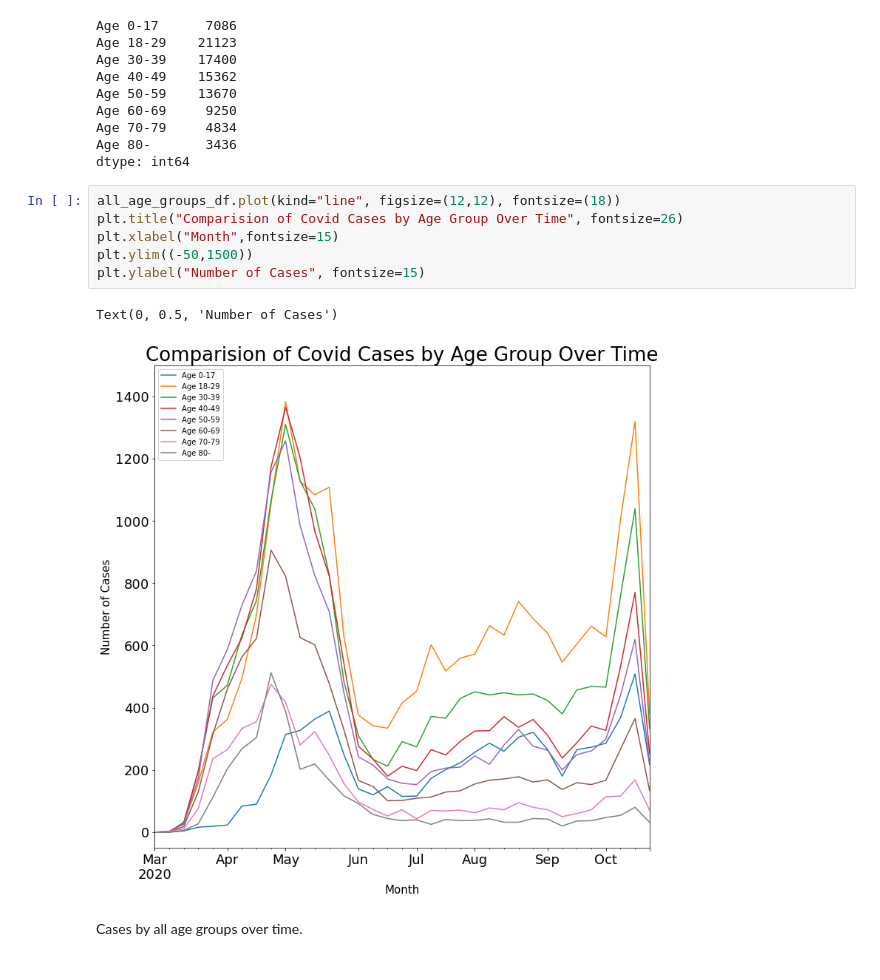
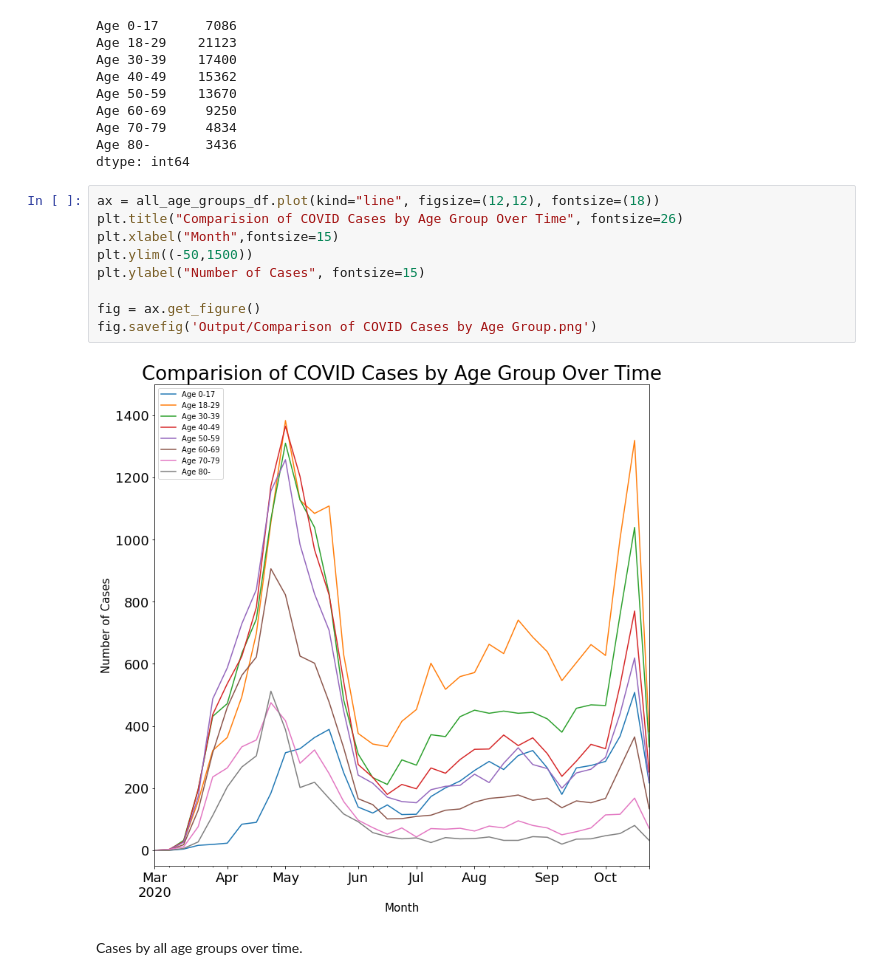
Before and after one commit to robertjbowen/Project-1_Healthcare, a Jupyter notebook: Chicago_DataMB.ipynb, the cells around one changed output. Saved outputs shown, nothing was run; the diff lists cells and outputs as text.

```diff
--- a/Chicago_DataMB.ipynb
+++ b/Chicago_DataMB.ipynb
@@ -284,14 +310,16 @@ Age 70-79     4834
 Age 80-       3436
 dtype: int64
 # %%
-all_age_groups_df.plot(kind="line", figsize=(12,12), fontsize=(18))
-plt.title("Comparision of Covid Cases by Age Group Over Time", fontsize=26)
+ax = all_age_groups_df.plot(kind="line", figsize=(12,12), fontsize=(18))
+plt.title("Comparision of COVID Cases by Age Group Over Time", fontsize=26)
 plt.xlabel("Month",fontsize=15)
 plt.ylim((-50,1500))
 plt.ylabel("Number of Cases", fontsize=15)
+
+fig = ax.get_figure()
+fig.savefig('Output/Comparison of COVID Cases by Age Group.png')
 # %% [output]
-Text(0, 0.5, 'Number of Cases')
-[figure, old version]
+[figure, new version]
 # %% [markdown]
 Cases by all age groups over time.
 # %%
```
Also changed, not shown: parts of 22 cells of this notebook.
